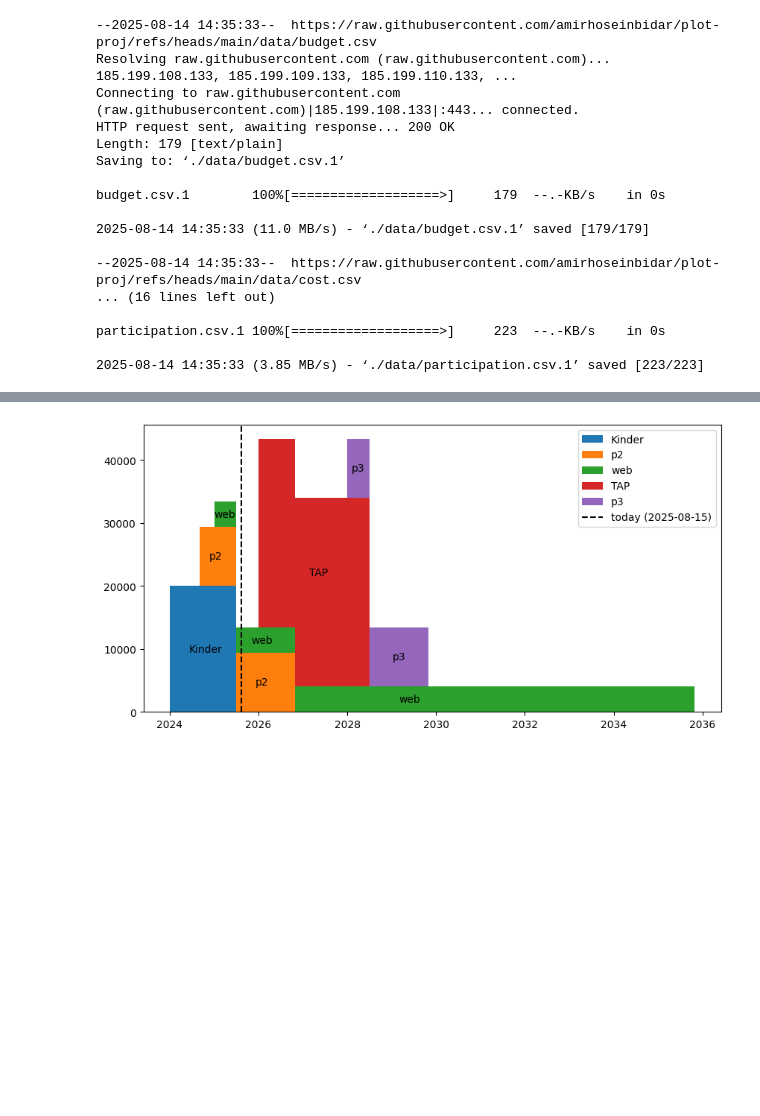
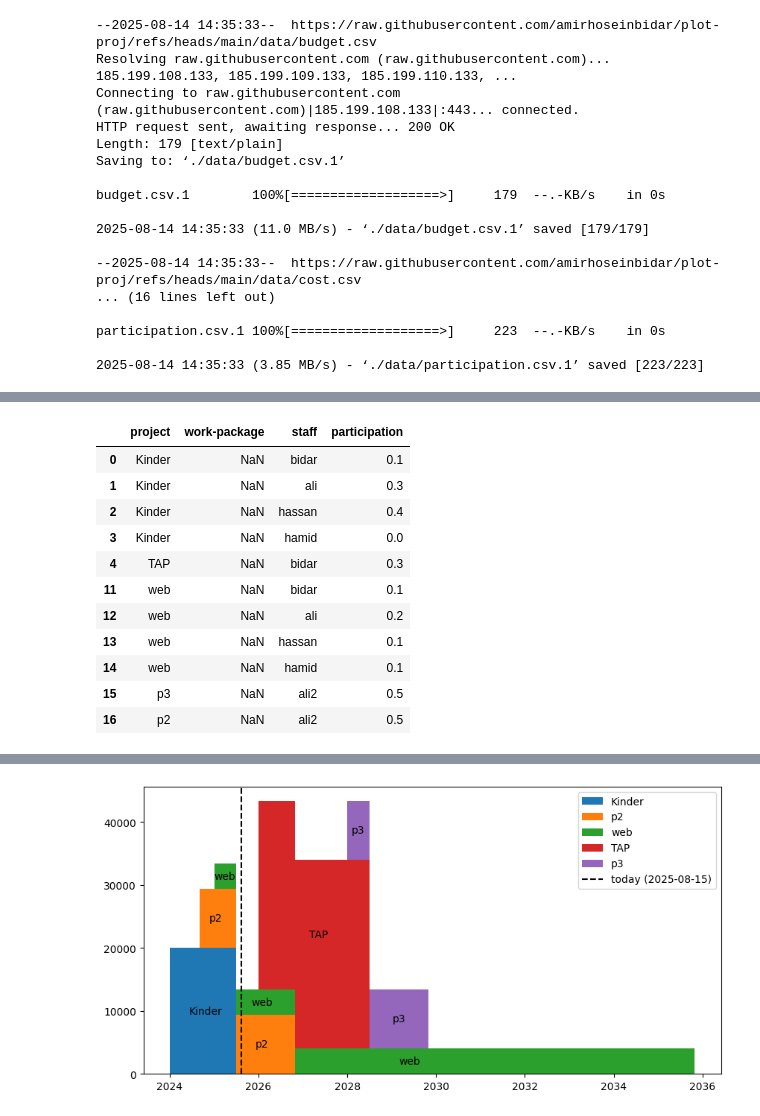
Before and after one commit to amirhoseinbidar/plot-proj, a Jupyter notebook: project.ipynb, the cells around one changed output, grey strips where cells are left out. Saved outputs shown, nothing was run; the diff lists cells and outputs as text; code cells hidden in the pictures; blank space fills up the shorter version.

```diff
--- a/project.ipynb
+++ b/project.ipynb
@@ -71,3 +74,18 @@ participation_df
+# %%
+participation_df[participation_df["work-package"].isna()]
+# %% [output]
+|  | project | work-package | staff | participation |
+| 0 | Kinder | NaN | bidar | 0.1 |
+| 1 | Kinder | NaN | ali | 0.3 |
+| 2 | Kinder | NaN | hassan | 0.4 |
+| 3 | Kinder | NaN | hamid | 0.0 |
+| 4 | TAP | NaN | bidar | 0.3 |
+| 11 | web | NaN | bidar | 0.1 |
+| 12 | web | NaN | ali | 0.2 |
+| 13 | web | NaN | hassan | 0.1 |
+| 14 | web | NaN | hamid | 0.1 |
+| 15 | p3 | NaN | ali2 | 0.5 |
+| 16 | p2 | NaN | ali2 | 0.5 |
 # %%
 cost_df = pd.read_csv('data/cost.csv')
 cost_df
```
Also changed, not shown: parts of 17 cells of this notebook, 9 other files.
